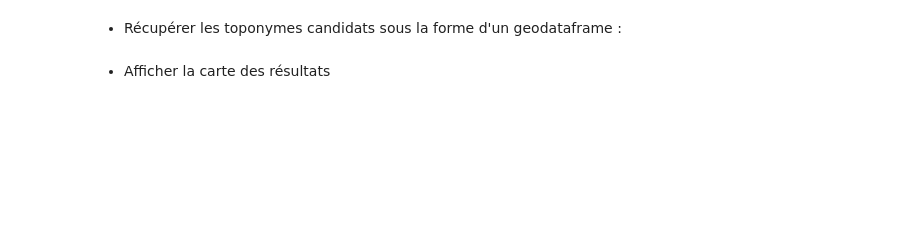
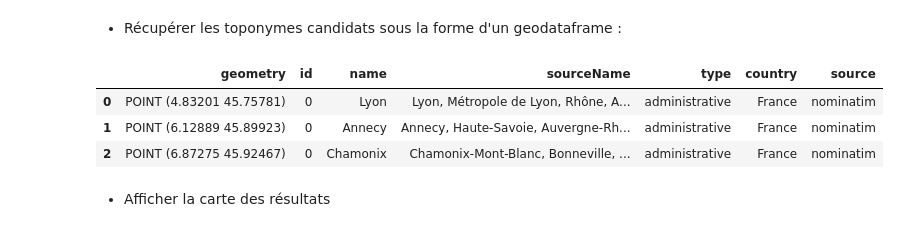
Before and after one commit to ludovicmoncla/demo-perdido-egc-2023, a Jupyter notebook: notebook-demo-perdido-egc.ipynb, the cells around one changed output. Saved outputs shown, nothing was run; the diff lists cells and outputs as text; code cells hidden in the pictures; blank space fills up the shorter version.

```diff
--- a/notebook-demo-perdido-egc.ipynb
+++ b/notebook-demo-perdido-egc.ipynb
@@ -293,3 +314,10 @@ print(doc.to_geodataframe())
+# %%
+doc.to_geodataframe()
+# %% [output]
+|  | geometry | id | name | sourceName | type | country | source |
+| 0 | POINT (4.83201 45.75781) | 0 | Lyon | Lyon, Métropole de Lyon, Rhône, A... | administrative | France | nominatim |
+| 1 | POINT (6.12889 45.89923) | 0 | Annecy | Annecy, Haute-Savoie, Auvergne-Rh... | administrative | France | nominatim |
+| 2 | POINT (6.87275 45.92467) | 0 | Chamonix | Chamonix-Mont-Blanc, Bonneville, ... | administrative | France | nominatim |
 # %% [markdown]
 * Afficher la carte des résultats
 # %%
```
Also changed, not shown: parts of 26 cells of this notebook.
